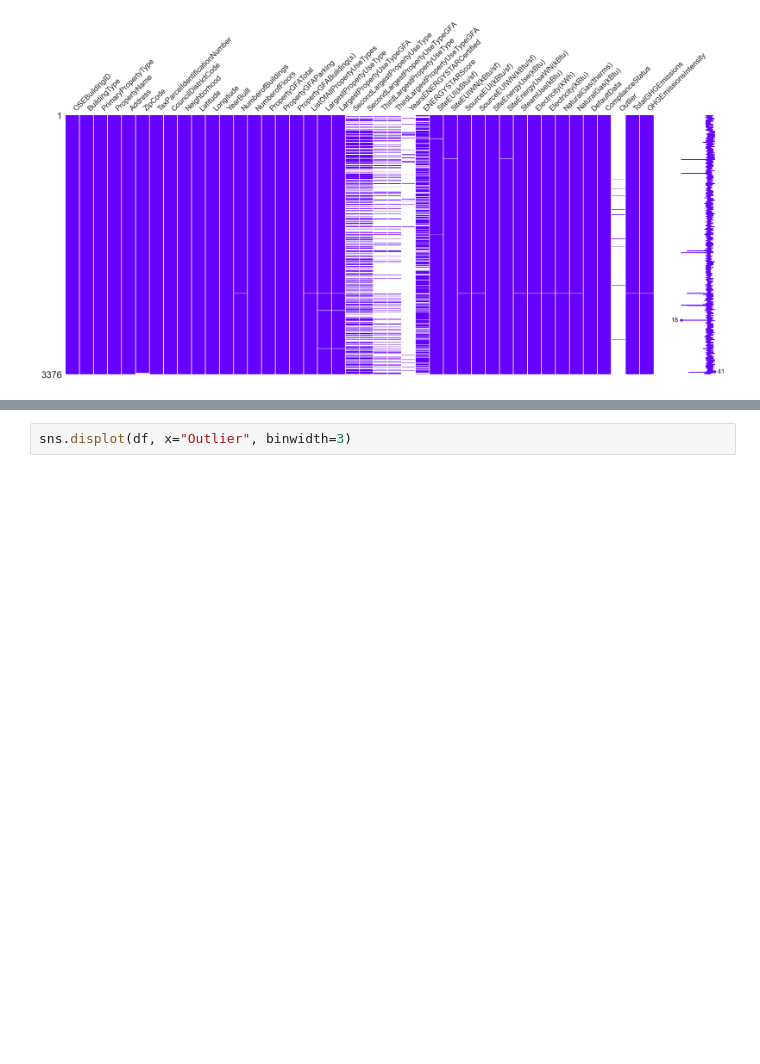
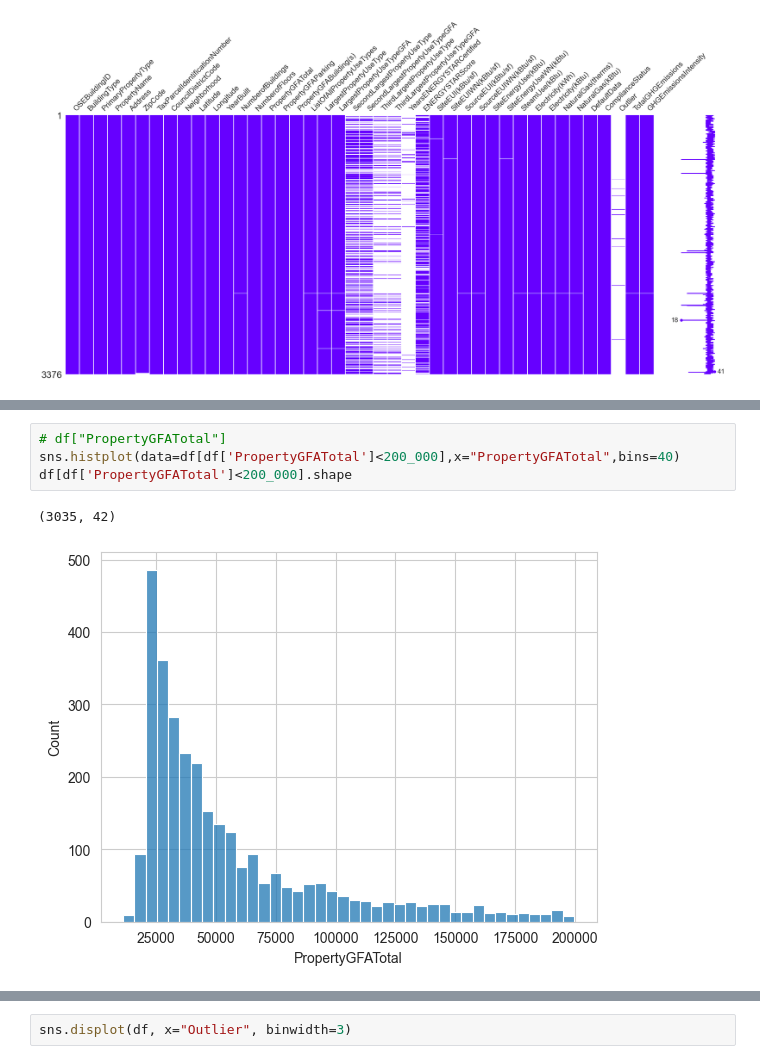
Before and after one commit to Florian-BOUDON/Projet-4, a Jupyter notebook: notebooks/Notebook_P4.ipynb, the cells around one changed output, grey strips where cells are left out. Drawn from its saved outputs; the diff is of its cells as text; blank space fills up the shorter version.

```diff
--- a/notebooks/Notebook_P4.ipynb
+++ b/notebooks/Notebook_P4.ipynb
@@ -142,0 +165,7 @@ msno.matrix(df,color=(0.4,0,1))
+# %%
+# df["PropertyGFATotal"]
+sns.histplot(data=df[df['PropertyGFATotal']<200_000],x="PropertyGFATotal",bins=40)
+df[df['PropertyGFATotal']<200_000].shape
+# %% [output]
+(3035, 42)
+[figure, added]
```
Also changed, not shown: parts of 42 cells of this notebook, 1 other file.
